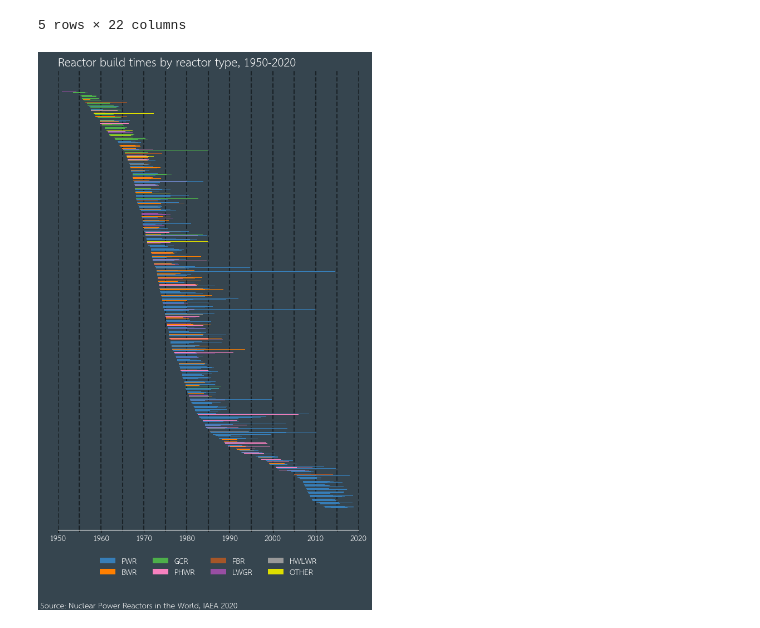
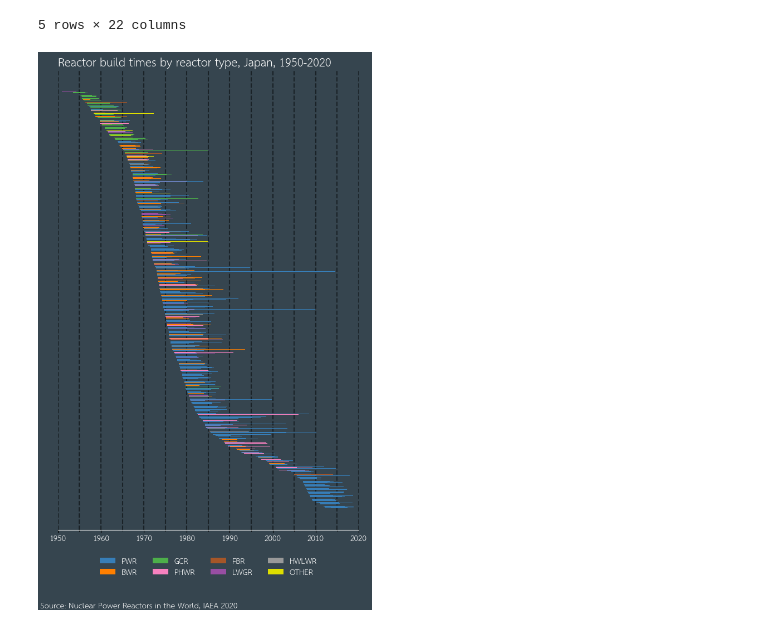
Before and after one commit to guimarais/iaea_reactors, a Jupyter notebook: 03-ConstructionsOperations.ipynb, the cells around one changed output. Drawn from its saved outputs; the diff is of its cells as text; code cells hidden in the pictures.

```diff
--- a/03-ConstructionsOperations.ipynb
+++ b/03-ConstructionsOperations.ipynb
@@ -112,7 +113,7 @@ for t in xticks_minor:
 ax.barh(dr.Name, dr.ctime_y, left=dr.ctime_start, height=0.6, color=dr.color_type)
 #ax.barh(dr.Start, df.days_start_to_end, left=df.start_num, color=df.color, alpha=0.5)
 
-ax.set_title('Reactor build times by reactor type, 1950-2020', color='w', loc='left', size='x-large')
+ax.set_title('Reactor build times by reactor type, Japan, 1950-2020', color='w', loc='left', size='x-large')
 
 plt.tight_layout()
 ax.annotate('Source: Nuclear Power Reactors in the World, IAEA 2020', xy=(3, 3), xycoords='figure points', color='w')
@@ -120,33 +121,33 @@ ax.annotate('Source: Nuclear Power Reactors in the World, IAEA 2020', xy=(3, 3),
 c_dict = {'PWR  ':'#377eb8',
           'BWR  ':'#ff7f00',
           'GCR  ':'#4daf4a',
           'PHWR ':'#f781bf',
           'FBR  ':'#a65628',
           'LWGR ':'#984ea3',
           'HWLWR':'#999999',
           'HTGR ':'#dede00',#'#e41a1c',
           'HWGCR':'#dede00',
           'SGHWR':'#dede00',
           'X    ':'#dede00'}
 
 
 ##### LEGENDS #####
 legend_elements = [Patch(facecolor='#377eb8', label='PWR'),
                    Patch(facecolor='#ff7f00', label='BWR'),
                    Patch(facecolor='#4daf4a', label='GCR'),
                    Patch(facecolor='#f781bf', label='PHWR'),
                    Patch(facecolor='#a65628', label='FBR'),
                    Patch(facecolor='#984ea3', label='LWGR'),
                    Patch(facecolor='#999999', label='HWLWR'),
                    Patch(facecolor='#dede00', label='OTHER')
                   ]
 
 legend = ax1.legend(handles=legend_elements, loc='upper center', ncol=4, frameon=False)
 plt.setp(legend.get_texts(), color='w')
 
 plt.savefig("ReactorBuild.png", dpi=300)
 plt.show()
 # %% [output]
-[figure, old version]
+[figure, new version]
 # %%
 dr.to_csv("./datasets_clean/Gantt_withcolors.csv", index=False)
```
Also changed, not shown: parts of 1 cell of this notebook, 6 other files.
